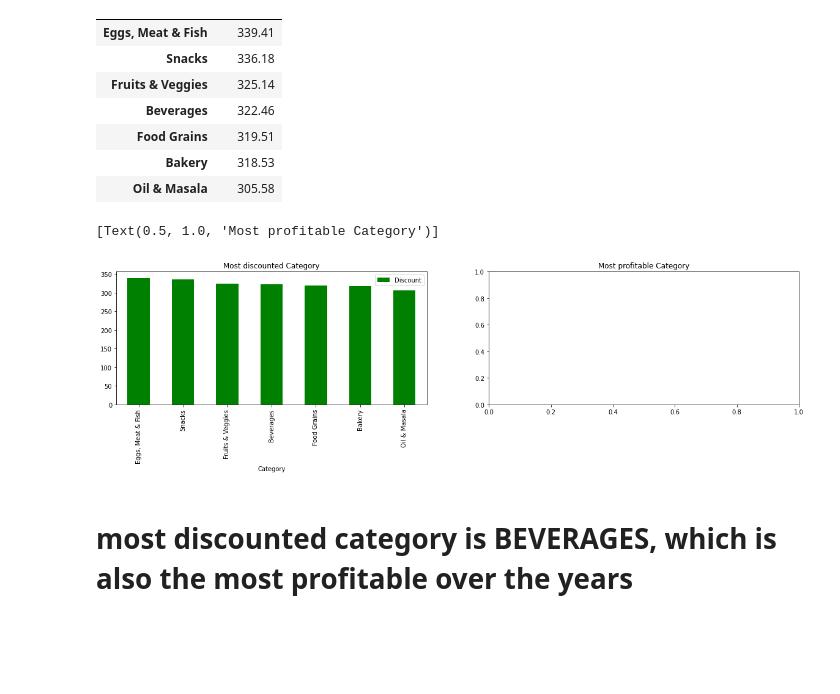
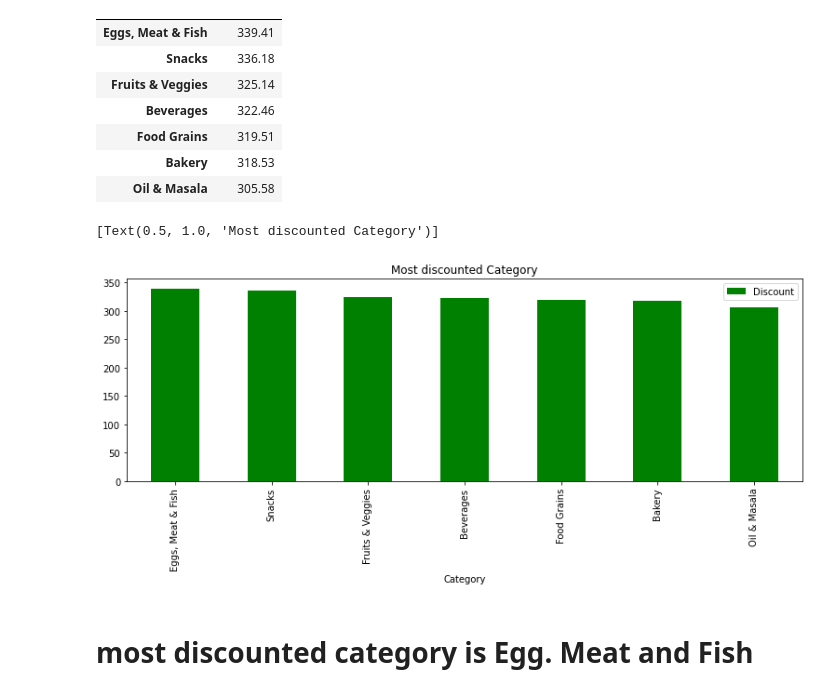
Before and after one commit to godwinnwalozie/Cricket--Every-International-Innings--1981-2022-, a Jupyter notebook: supermarket.ipynb, the cells around one changed output. Cells and saved outputs as stored; diff of their text form; code cells hidden in the pictures; blank space fills up the shorter version.

```diff
--- a/supermarket.ipynb
+++ b/supermarket.ipynb
@@ -209,5 +218,5 @@ cust_cat[:10]
 # %%
-dis_prod = record.loc[:,["Category","Sub Category", "Discount"]].groupby(["Category"]).sum()\
+dis_prod = record.loc[:,["Category", "Discount"]].groupby(["Category"]).sum()\
     .sort_values(["Discount"], ascending = False)
 dis_prod
 # %% [output]
@@ -221,13 +230,11 @@ dis_prod
 | Bakery | 318.53 |
 | Oil & Masala | 305.58 |
 # %%
-fig,(ax1,ax2) =plt.subplots(nrows = 1, ncols=2, figsize = (20,4))
+fig,ax1 =plt.subplots( figsize = (13,4))
 dis_prod.plot(kind = "bar", y = 'Discount',ax=ax1, color = 'green')
-# dis_prod.plot(kind = "bar", y = 'Profit',ax=ax2)
 ax1.set(title ="Most discounted Category")
-ax2.set(title ="Most profitable Category")
 # %% [output]
-[Text(0.5, 1.0, 'Most profitable Category')]
+[Text(0.5, 1.0, 'Most discounted Category')]
-[figure, old version]
+[figure, new version]
-# %% [markdown]
-#  most discounted category is BEVERAGES, which is also the most profitable over the years
+# %% [markdown]
+#  most discounted category is Egg. Meat and Fish
```
Also changed, not shown: parts of 10 cells of this notebook.
